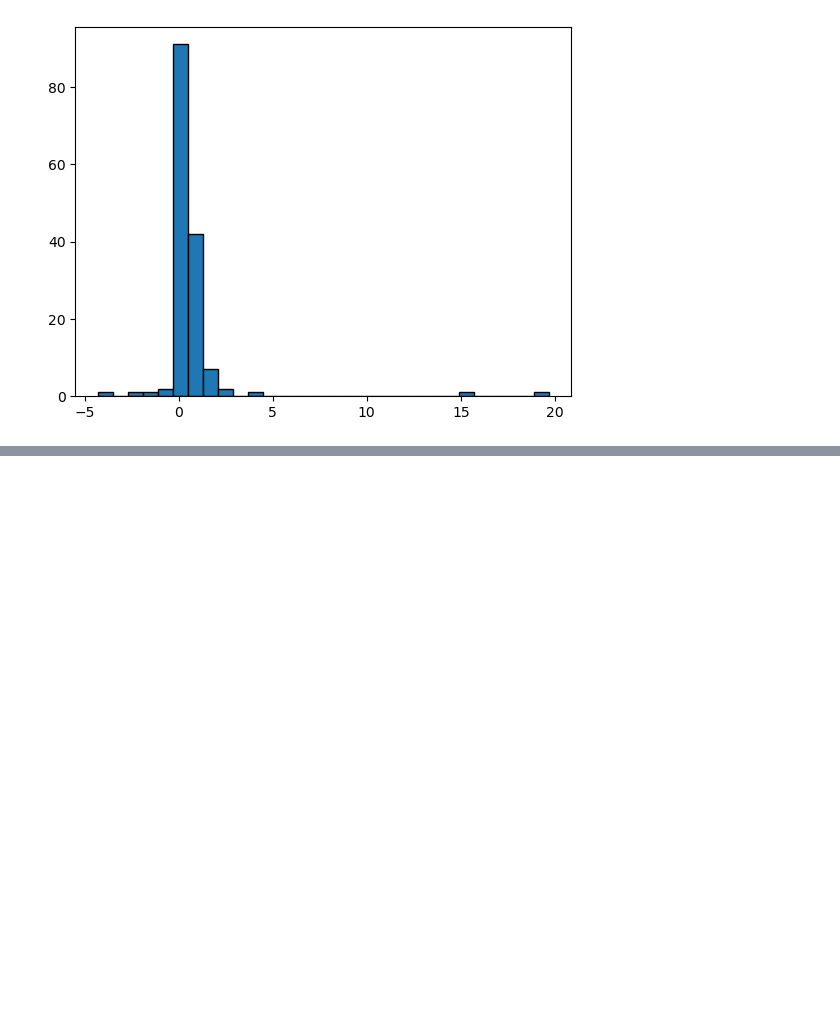
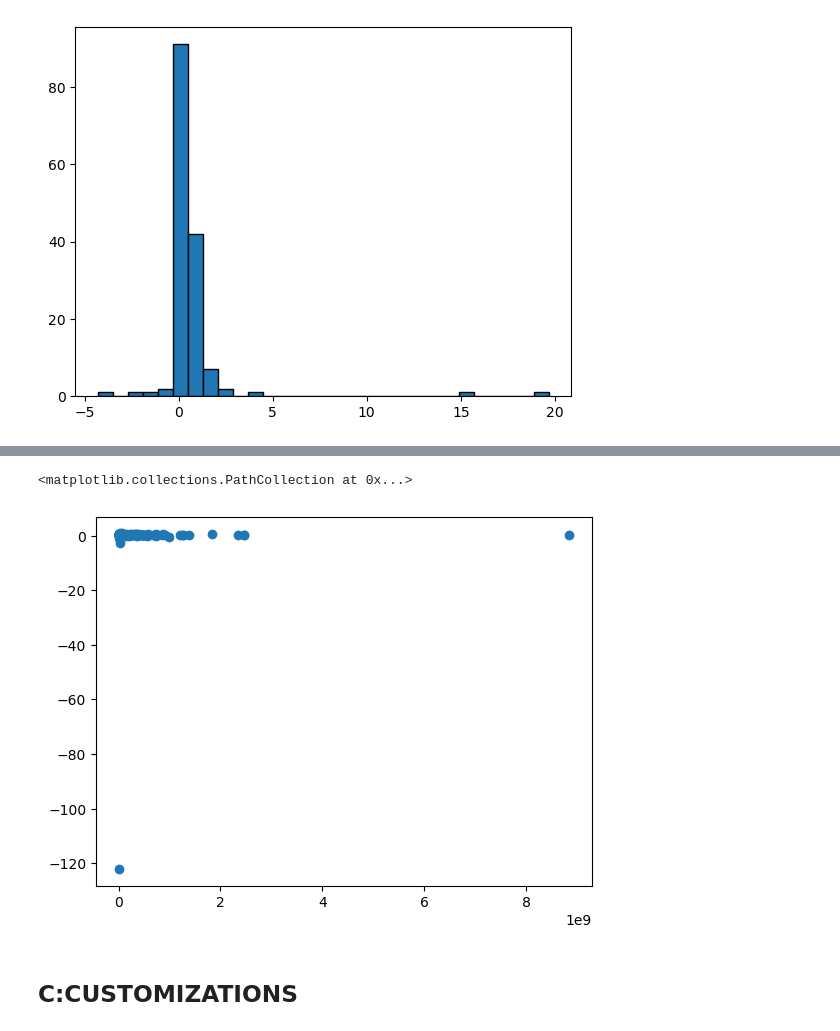
Before and after one commit to AbiyMekuria/Task-3, a Jupyter notebook: Task_3.ipynb, the cells around one changed output, grey strips where cells are left out. Saved outputs shown, nothing was run; the diff lists cells and outputs as text; code cells hidden in the pictures; blank space fills up the shorter version.

```diff
--- a/Task_3.ipynb
+++ b/Task_3.ipynb
@@ -91,0 +101,8 @@ df["Profitability"] = df["Profit Margin"].apply(lambda x: "Profitable" if x > 0
+# %%
+# 4. Scatter Plot – Total Revenue vs. Profit Margin
+plt.scatter(df["Total Revenue"], df["Profit Margin"])
+# %% [output]
+<matplotlib.collections.PathCollection at 0x...>
+[figure, added]
+# %% [markdown]
+## C:CUSTOMIZATIONS
```
Also changed, not shown: parts of 7 cells of this notebook.
